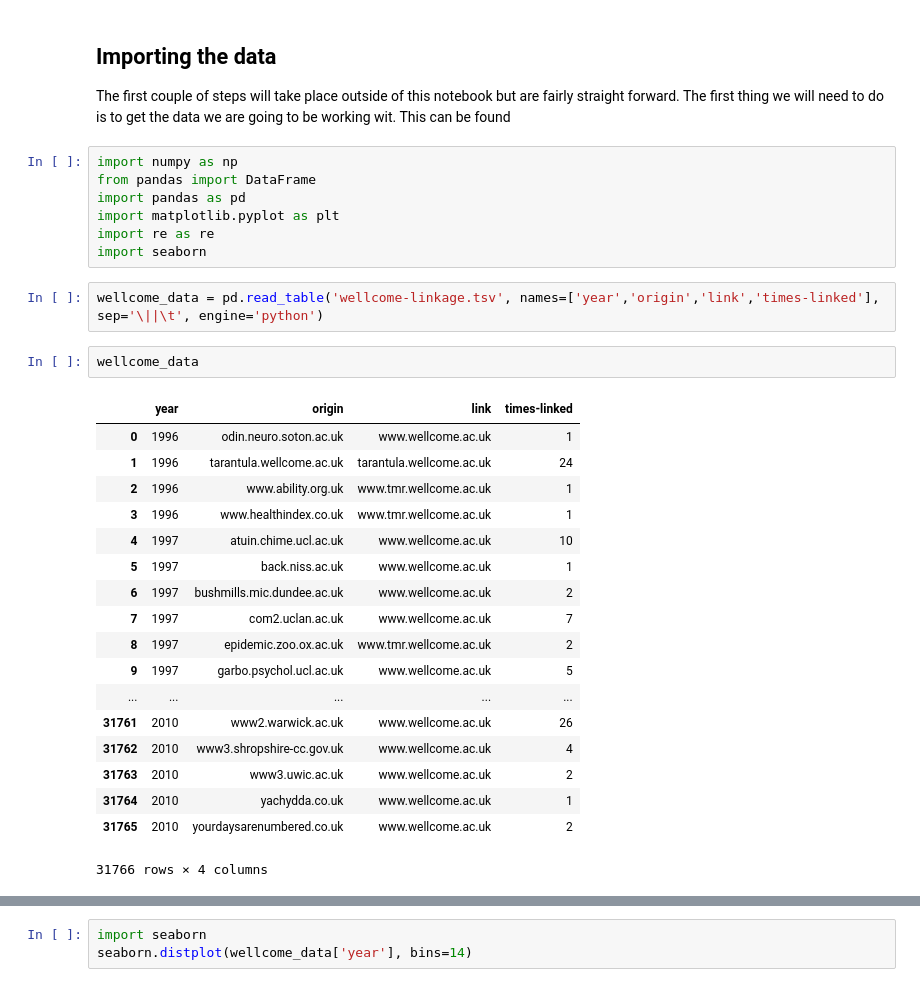
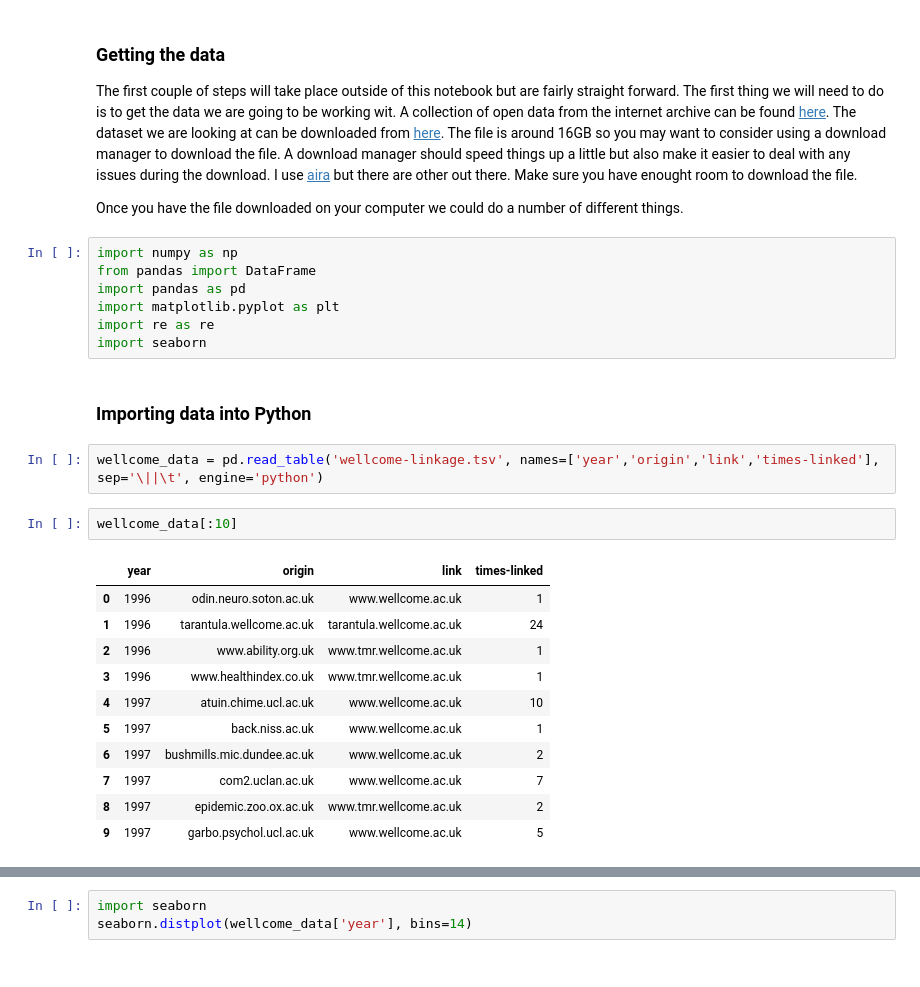
Before and after one commit to davanstrien/uk-web-archive-open-data-wellcome-project, a Jupyter notebook: Wellcome-linkage.ipynb, the cells around one changed output, grey strips where cells are left out. Drawn from its saved outputs; the diff is of its cells as text.

Commit message:
Test data

```diff
--- a/Wellcome-linkage.ipynb
+++ b/Wellcome-linkage.ipynb
@@ -3,9 +8,12 @@
 * Outline of project
 * reasoning
 * limitations
-# %% [markdown]
-## Importing the data
-The first couple of steps will take place outside of this notebook but are fairly straight forward. The first thing we will need to do is to get the data we are going to be working wit. This can be found
+# %% [markdown]
+### Getting the data
+
+The first couple of steps will take place outside of this notebook but are fairly straight forward. The first thing we will need to do is to get the data we are going to be working wit. A collection of open data from the internet archive can be found [here](http://data.webarchive.org.uk/opendata/). The dataset we are looking at can be downloaded from [here](http://data.webarchive.org.uk/opendata/ukwa.ds.2/host-linkage/). The file is around 16GB so you may want to consider using a download manager to download the file. A download manager should speed things up a little but also make it easier to deal with any issues during the download. I use [aira](https://aria2.github.io/) but there are other out there. Make sure you have enought room to download the file.
+
+Once you have the file downloaded on your computer we could do a number of different things.
 # %%
 import numpy as np
 from pandas import DataFrame
@@ -13,26 +21,21 @@ import pandas as pd
 import matplotlib.pyplot as plt
 import re as re
 import seaborn
+# %% [markdown]
+### Importing data into Python
 # %%
 wellcome_data = pd.read_table('wellcome-linkage.tsv', names=['year','origin','link','times-linked'], sep='\||\t', engine='python')
 # %%
-wellcome_data
+wellcome_data[:10]
 # %% [output]
 |  | year | origin | link | times-linked |
 | 0 | 1996 | odin.neuro.soton.ac.uk | www.wellcome.ac.uk | 1 |
 | 1 | 1996 | tarantula.wellcome.ac.uk | tarantula.wellcome.ac.uk | 24 |
 | 2 | 1996 | www.ability.org.uk | www.tmr.wellcome.ac.uk | 1 |
 | 3 | 1996 | www.healthindex.co.uk | www.tmr.wellcome.ac.uk | 1 |
 | 4 | 1997 | atuin.chime.ucl.ac.uk | www.wellcome.ac.uk | 10 |
 | 5 | 1997 | back.niss.ac.uk | www.wellcome.ac.uk | 1 |
 | 6 | 1997 | bushmills.mic.dundee.ac.uk | www.wellcome.ac.uk | 2 |
 | 7 | 1997 | com2.uclan.ac.uk | www.wellcome.ac.uk | 7 |
 | 8 | 1997 | epidemic.zoo.ox.ac.uk | www.tmr.wellcome.ac.uk | 2 |
 | 9 | 1997 | garbo.psychol.ucl.ac.uk | www.wellcome.ac.uk | 5 |
-| ... | ... | ... | ... | ... |
-| 31761 | 2010 | www2.warwick.ac.uk | www.wellcome.ac.uk | 26 |
-| 31762 | 2010 | www3.shropshire-cc.gov.uk | www.wellcome.ac.uk | 4 |
-| 31763 | 2010 | www3.uwic.ac.uk | www.wellcome.ac.uk | 2 |
-| 31764 | 2010 | yachydda.co.uk | www.wellcome.ac.uk | 1 |
-| 31765 | 2010 | yourdaysarenumbered.co.uk | www.wellcome.ac.uk | 2 |
-31766 rows × 4 columns
```
Also changed, not shown: parts of 7 cells of this notebook.
